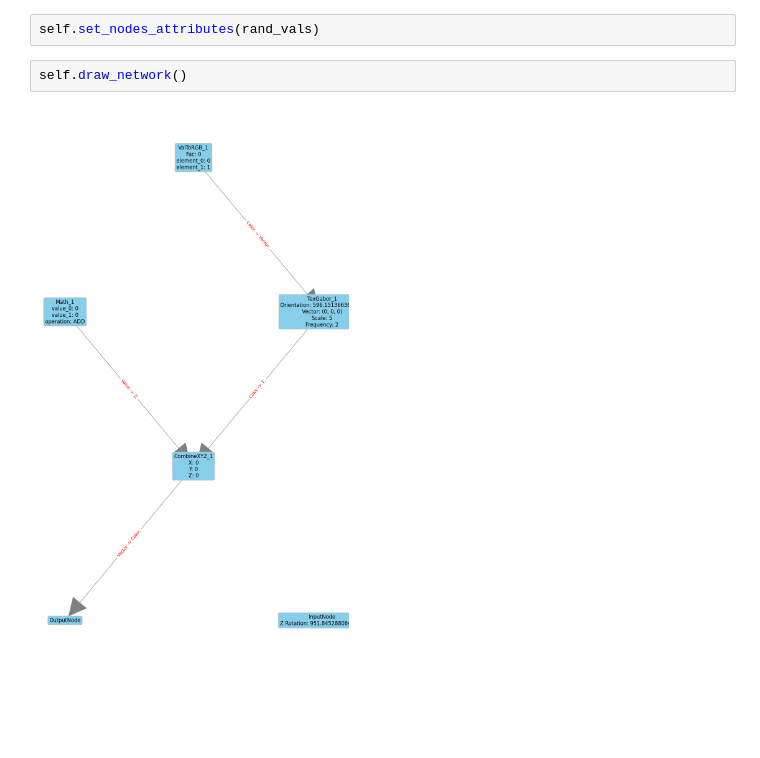
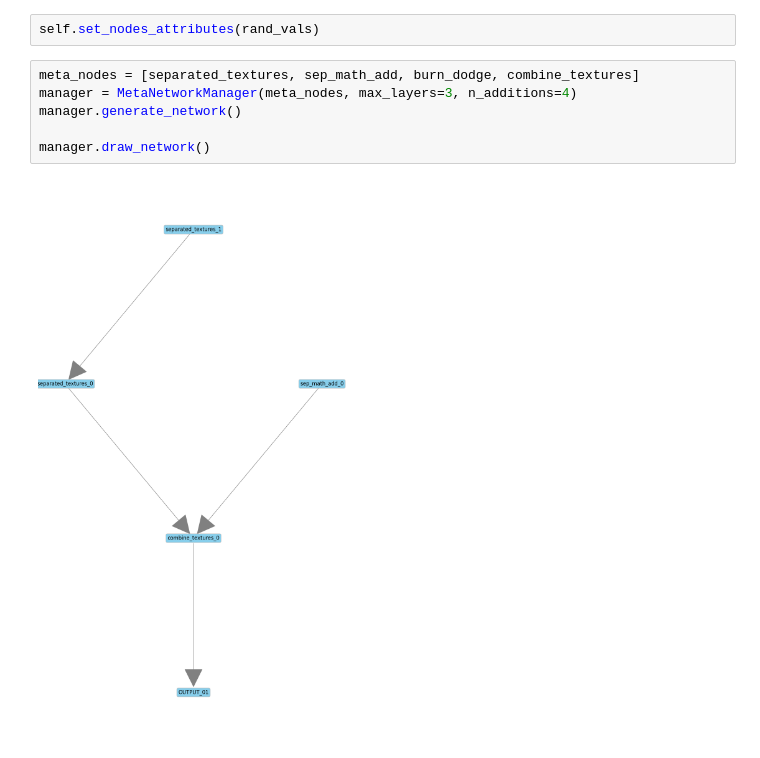
Before and after one commit to orenmatar/blender_shader, a Jupyter notebook: notebooks/graphs.ipynb, the cells around one changed output. Cells and saved outputs as stored; diff of their text form; blank space fills up the shorter version.

```diff
--- a/notebooks/graphs.ipynb
+++ b/notebooks/graphs.ipynb
@@ -22,7 +26,11 @@ self.generate_random_network(n_additions=4)
 rand_vals = self.get_random_param_values(ParamRequestType.SEED)
 # %%
 self.set_nodes_attributes(rand_vals)
-# %%
-self.draw_network()
-# %% [output]
-[figure, removed]
+# %%
+meta_nodes = [separated_textures, sep_math_add, burn_dodge, combine_textures]
+manager = MetaNetworkManager(meta_nodes, max_layers=3, n_additions=4)
+manager.generate_network()
+
+manager.draw_network()
+# %% [output]
+[figure, added]
```
Also changed, not shown: parts of 2 cells of this notebook, 6 other files.
